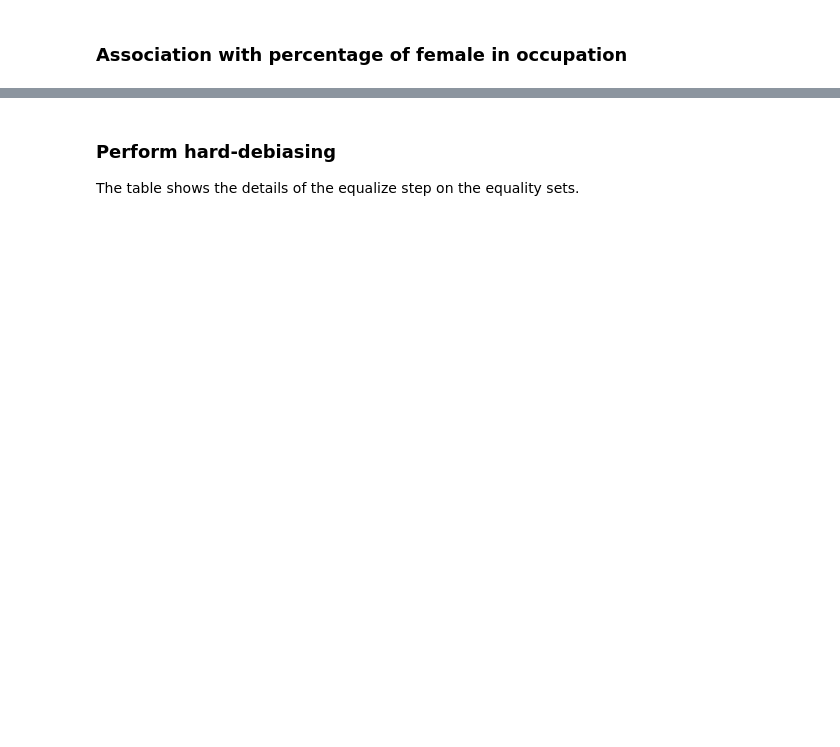
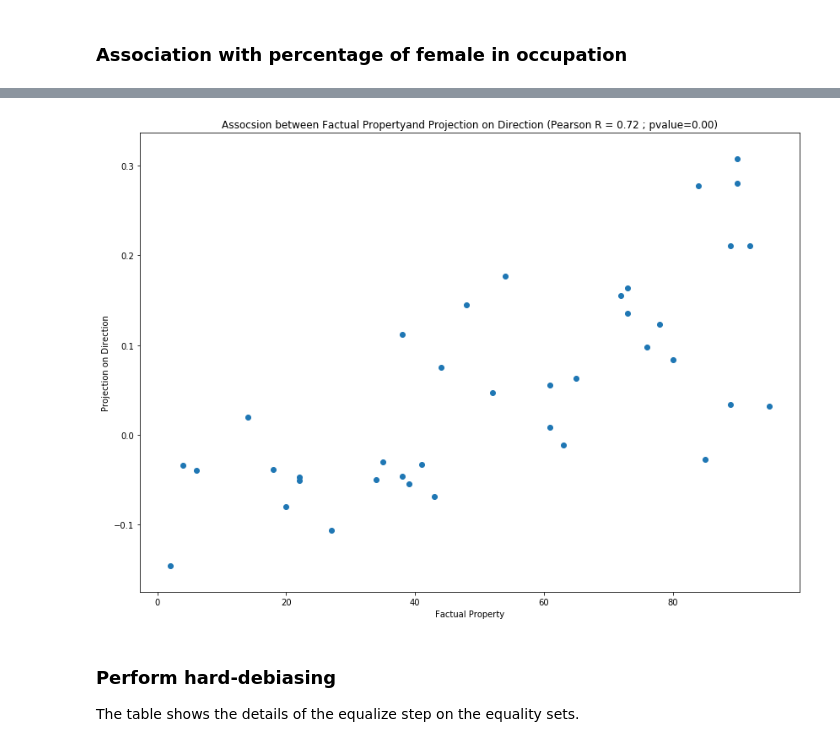
Before and after one commit to ResponsiblyAI/responsibly, a Jupyter notebook: docs/notebooks/demo-word-embedding-bias.ipynb, the cells around one changed output, grey strips where cells are left out. Drawn from its saved outputs; the diff is of its cells as text; code cells hidden in the pictures; blank space fills up the shorter version.

```diff
--- a/docs/notebooks/demo-word-embedding-bias.ipynb
+++ b/docs/notebooks/demo-word-embedding-bias.ipynb
@@ -146,7 +241,9 @@ pd.Series(OCCUPATION_FEMALE_PRECENTAGE).sort_values().plot(kind='barh', figsize=
 # %%
 f, ax = plt.subplots(1, figsize=(14, 10))
 
-w2v_gender_bias_we.plot_factual_association();
+w2v_gender_bias_we.plot_factual_association(ax=ax);
+# %% [output]
+[figure, added]
 # %% [markdown]
 ### Perform hard-debiasing
 
```
Also changed, not shown: parts of 40 cells of this notebook.
